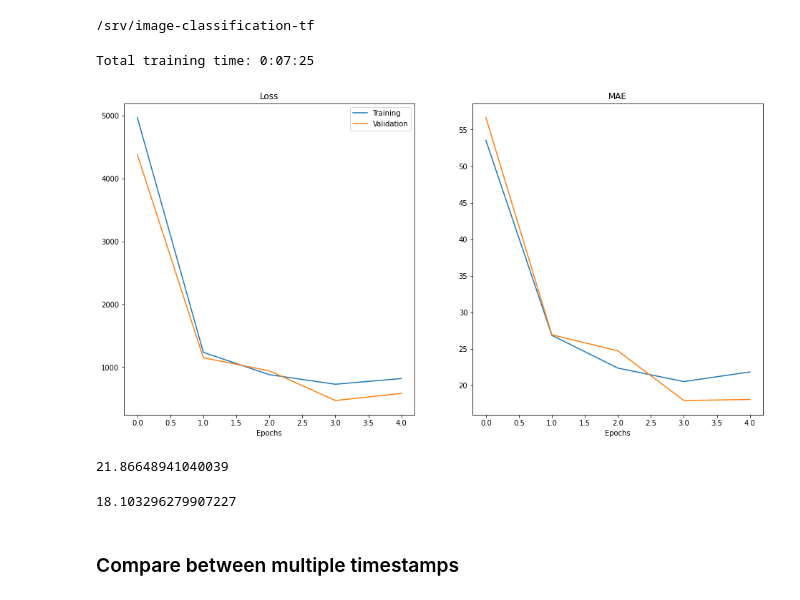
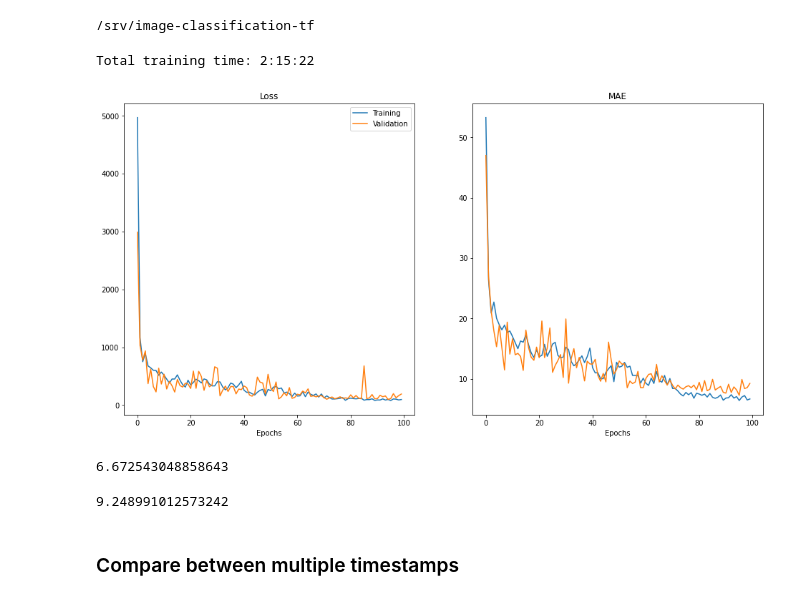
Before and after one commit to MiriamCobo/BrainGut-WineUp, a Jupyter notebook: notebooks/2.0-Model_training.ipynb, the cells around one changed output. Cells and saved outputs as stored; diff of their text form; code cells hidden in the pictures.

```diff
--- a/notebooks/2.0-Model_training.ipynb
+++ b/notebooks/2.0-Model_training.ipynb
@@ -51,44 +51,44 @@ import os
 import json
 from datetime import timedelta
 
 import matplotlib.pylab as plt
 import numpy as np
 
 from imgclas import paths, plot_utils
 
 # User parameters to set
-TIMESTAMP = '2021-10-08_PruebaR2_copaChar'                       # timestamp of the model
+TIMESTAMP = '2021-10-08_Lab_Madrid_copaChar_All_reg'                       # timestamp of the model
 
 # Set the timestamp
 paths.timestamp = TIMESTAMP
 
 # Load training statistics
 stats_path = os.path.join(paths.get_stats_dir(), 'stats.json')
 with open(stats_path) as f:
     stats = json.load(f)
 
 # Load training configuration
 conf_path = os.path.join(paths.get_conf_dir(), 'conf.json')
 with open(conf_path) as f:
     conf = json.load(f)
 
 # Plot the trainig plots
 plot_utils.training_plots(conf, stats)
 
 # Print total training time
 tr_time = int(stats['training time (s)'])
 print('Total training time: {}'.format(timedelta(seconds=tr_time)))
 # %% [output]
-Total training time: 0:07:25
+Total training time: 2:15:22
-[figure, old version]
+[figure, new version]
 # %%
 stats['mean_absolute_error'][-1] # accuracy last epoch train
 # %% [output]
-21.86648941040039
+6.672543048858643
 # %%
 stats['val_mean_absolute_error'][-1] # acc last epoch val
 # %% [output]
-18.103296279907227
+9.248991012573242
 # %% [markdown]
 ### Compare between multiple timestamps
 # %%
```
Also changed, not shown: parts of 1 cell of this notebook, 5 other files.
